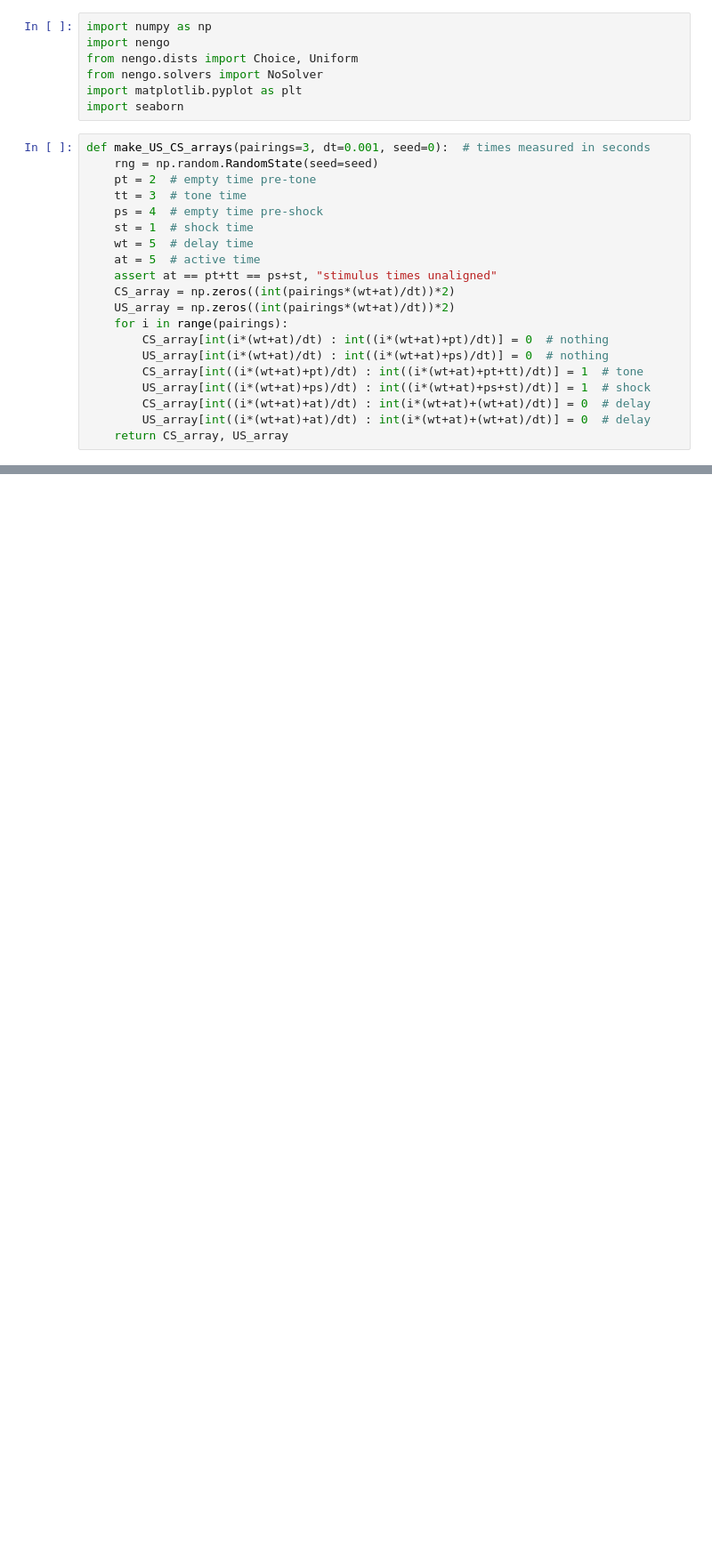
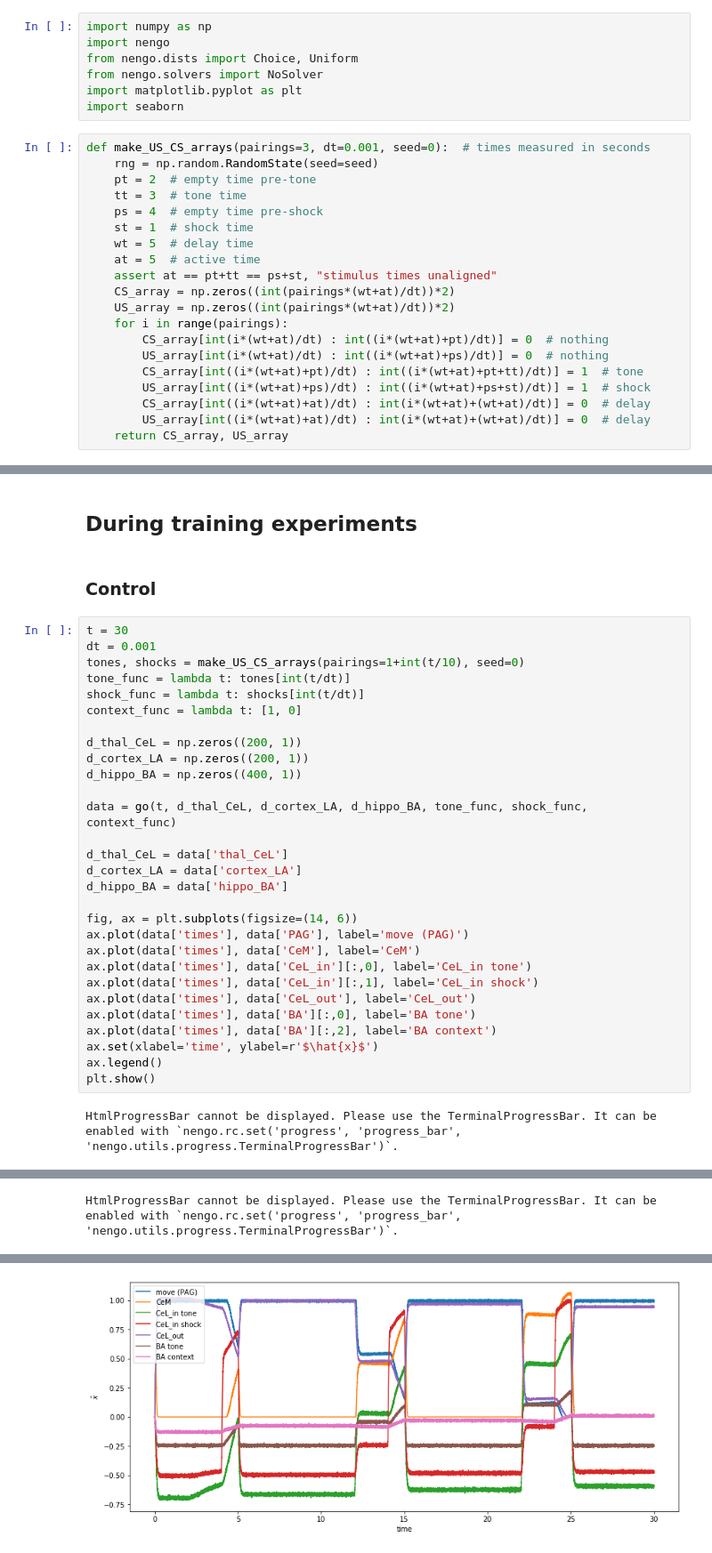
Before and after one commit to psipeter/anatomical_amygdala, a Jupyter notebook: amygdala.ipynb, the cells around one changed output, grey strips where cells are left out. Shown at 89% size. Saved outputs shown, nothing was run; the diff lists cells and outputs as text; blank space fills up the shorter version.

```diff
--- a/amygdala.ipynb
+++ b/amygdala.ipynb
@@ -642,0 +221,35 @@ plt.show()
+# %% [markdown]
+## During training experiments
+# %% [markdown]
+### Control
+# %%
+t = 30
+dt = 0.001
+tones, shocks = make_US_CS_arrays(pairings=1+int(t/10), seed=0)
+tone_func = lambda t: tones[int(t/dt)]
+shock_func = lambda t: shocks[int(t/dt)]
+context_func = lambda t: [1, 0]
+
+d_thal_CeL = np.zeros((200, 1))
+d_cortex_LA = np.zeros((200, 1))
+d_hippo_BA = np.zeros((400, 1))
+
+data = go(t, d_thal_CeL, d_cortex_LA, d_hippo_BA, tone_func, shock_func, context_func)
+
+d_thal_CeL = data['thal_CeL']
+d_cortex_LA = data['cortex_LA']
+d_hippo_BA = data['hippo_BA']
+
+fig, ax = plt.subplots(figsize=(14, 6))
+ax.plot(data['times'], data['PAG'], label='move (PAG)')
+ax.plot(data['times'], data['CeM'], label='CeM')
+ax.plot(data['times'], data['CeL_in'][:,0], label='CeL_in tone')
+ax.plot(data['times'], data['CeL_in'][:,1], label='CeL_in shock')
+ax.plot(data['times'], data['CeL_out'], label='CeL_out')
+ax.plot(data['times'], data['BA'][:,0], label='BA tone')
+ax.plot(data['times'], data['BA'][:,2], label='BA context')
+ax.set(xlabel='time', ylabel=r'$\hat{x}$')
+ax.legend()
+plt.show()
+# %% [output]
+HtmlProgressBar cannot be displayed. Please use the TerminalProgressBar. It can be enabled with `nengo.rc.set('progress', 'progress_bar', 'nengo.utils.progress.TerminalProgressBar')`.
@@ -642,0 +257 @@ plt.show()
+HtmlProgressBar cannot be displayed. Please use the TerminalProgressBar. It can be enabled with `nengo.rc.set('progress', 'progress_bar', 'nengo.utils.progress.TerminalProgressBar')`.
@@ -642,0 +259 @@ plt.show()
+[figure, added]
```
Also changed, not shown: parts of 45 cells of this notebook.
